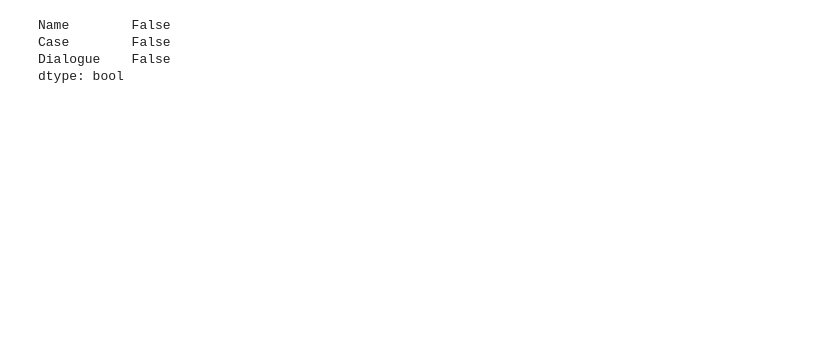
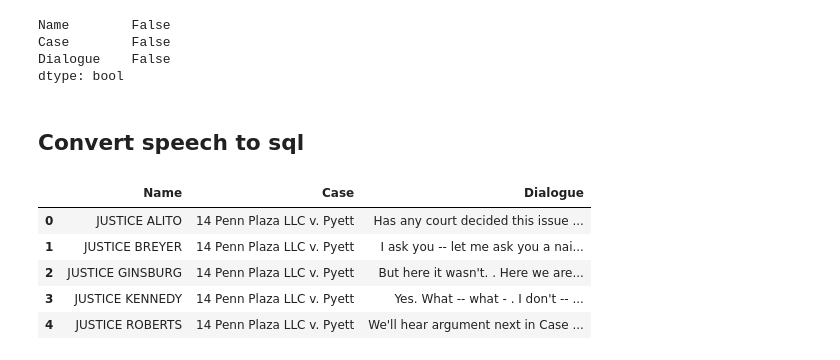
Before and after one commit to pratibha99/supreme-court-transcripts, a Jupyter notebook: DatabaseDesign1.ipynb, the cells around one changed output. Drawn from its saved outputs; the diff is of its cells as text; code cells hidden in the pictures; blank space fills up the shorter version.

```diff
--- a/DatabaseDesign1.ipynb
+++ b/DatabaseDesign1.ipynb
@@ -658,3 +631,7 @@ Name        False
 Case        False
 Dialogue    False
 dtype: bool
+# %% [markdown]
+## Convert speech to sql
+# %%
+speech_df = speech_df.reset_index().drop('index',axis=1).head()
@@ -660,0 +643,9 @@ dtype: bool
+# %%
+speech_df.head()
+# %% [output]
+|  | Name | Case | Dialogue |
+| 0 | JUSTICE ALITO | 14 Penn Plaza LLC v. Pyett | Has any court decided this issue ... |
+| 1 | JUSTICE BREYER | 14 Penn Plaza LLC v. Pyett | I ask you -- let me ask you a nai... |
+| 2 | JUSTICE GINSBURG | 14 Penn Plaza LLC v. Pyett | But here it wasn't. . Here we are... |
+| 3 | JUSTICE KENNEDY | 14 Penn Plaza LLC v. Pyett | Yes. What -- what - . I don't -- ... |
+| 4 | JUSTICE ROBERTS | 14 Penn Plaza LLC v. Pyett | We'll hear argument next in Case ... |
```
Also changed, not shown: parts of 11 cells of this notebook.
